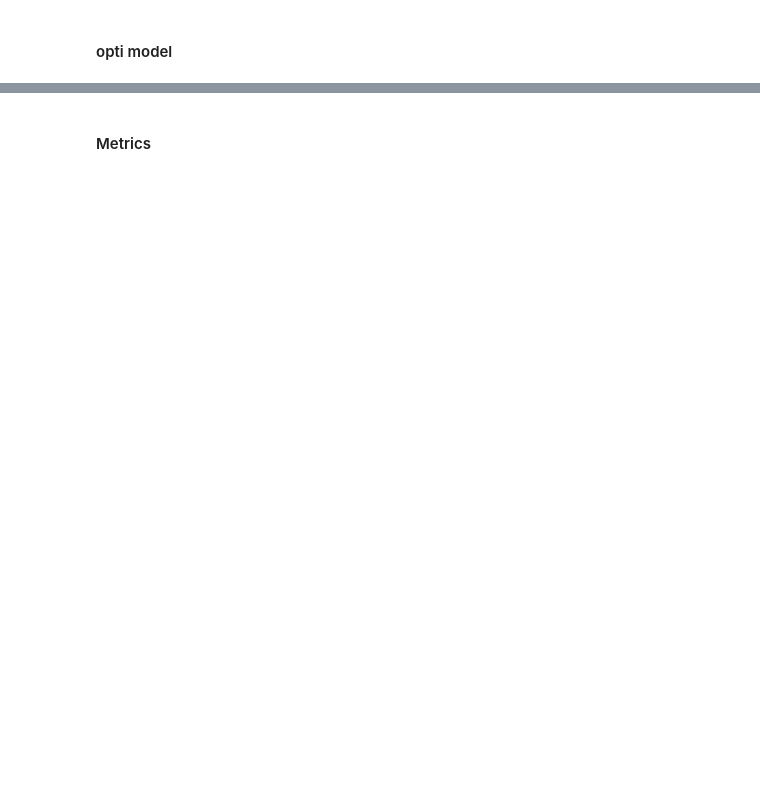
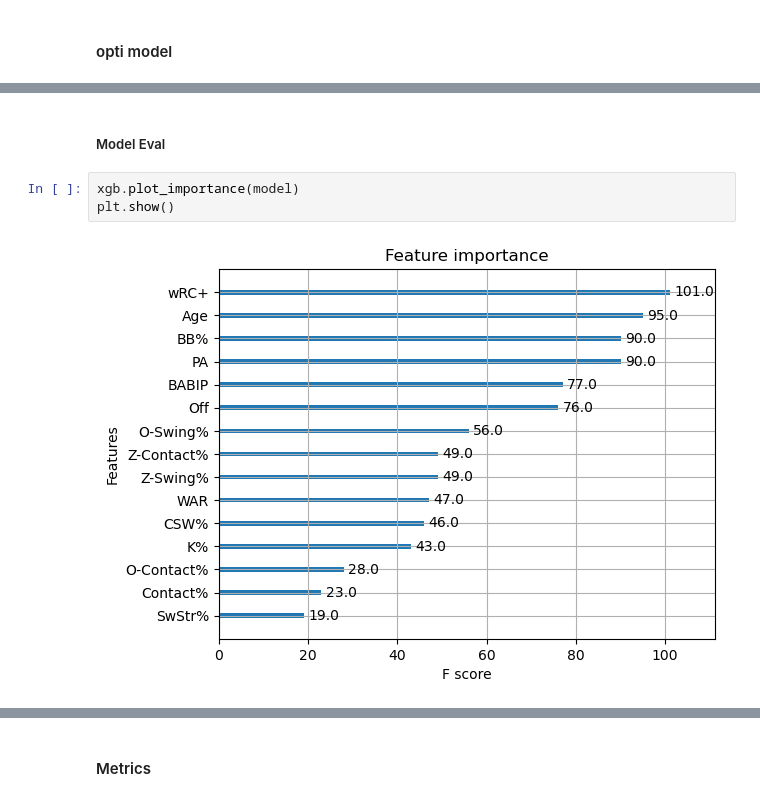
Before and after one commit to daltonlowery26/DIPS, a Jupyter notebook: models/wrc_models/wrc_regression/reg_02_24.ipynb, the cells around one changed output, grey strips where cells are left out. Cells and saved outputs as stored; diff of their text form; blank space fills up the shorter version.

```diff
--- a/models/wrc_models/wrc_regression/reg_02_24.ipynb
+++ b/models/wrc_models/wrc_regression/reg_02_24.ipynb
@@ -349,0 +361,7 @@ Removing extreme wrc+ r^2 0.48696627649828494
+# %% [markdown]
+##### Model Eval
+# %%
+xgb.plot_importance(model)
+plt.show()
+# %% [output]
+[figure, added]
```
Also changed, not shown: parts of 24 cells of this notebook, 2 other files.
